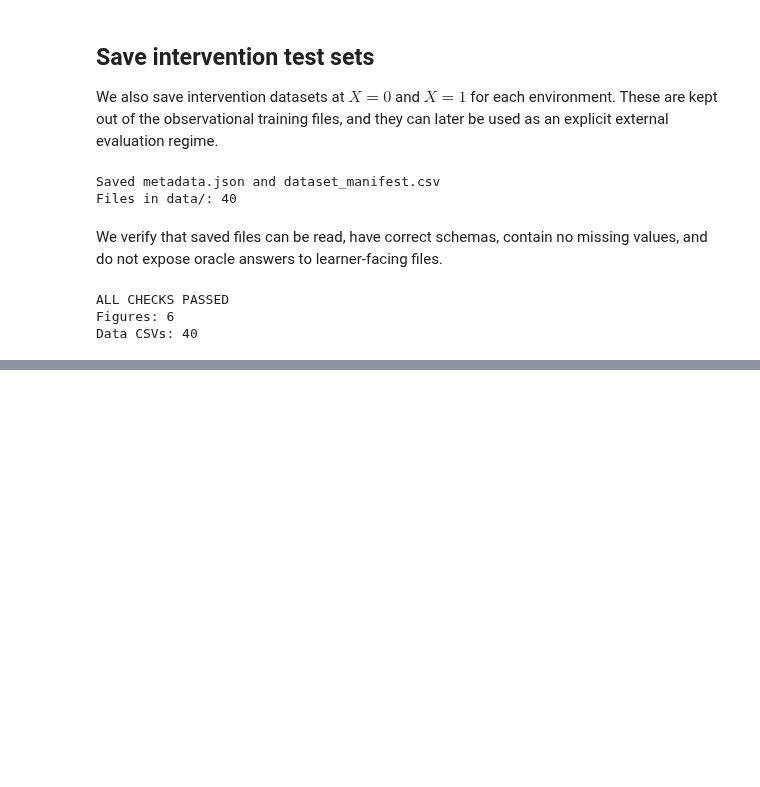
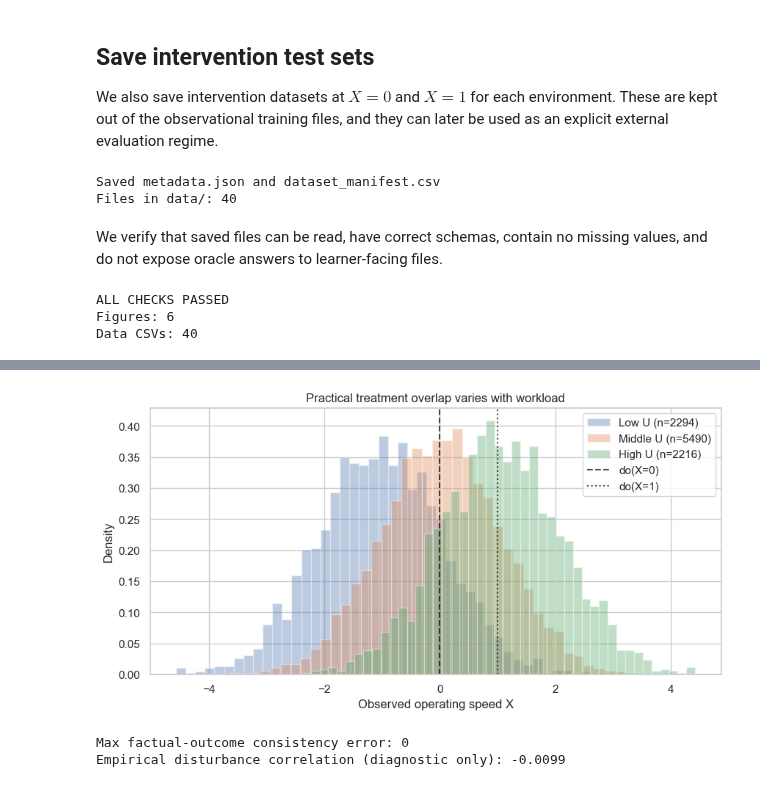
Before and after one commit to SudeepikaGitHub1225/trustworthy-causal-modelling, a Jupyter notebook: 01_data_generation.ipynb, the cells around one changed output, grey strips where cells are left out. Cells and saved outputs as stored; diff of their text form; code cells hidden in the pictures; blank space fills up the shorter version.

```diff
--- a/01_data_generation.ipynb
+++ b/01_data_generation.ipynb
@@ -518,0 +628,32 @@ Data CSVs: 40
+# %%
+# Concrete checks that are possible in our simulated world.
+# Consistency, every observed Y equals the potential outcome evaluated at its factual X.
+check_df = generate_observational(10_000, "A", seed=9901)
+y_factual = structural_outcome(check_df["X"].to_numpy(), check_df["U"].to_numpy(),
+                               check_df["epsilon_Y"].to_numpy())
+consistency_error = float(np.max(np.abs(check_df["Y"].to_numpy() - y_factual)))
+np.testing.assert_allclose(check_df["Y"], y_factual, rtol=1e-12, atol=1e-12)
+
+# Independent noise, the simulation generator is designed for independence.
+# The empirical correlation is merely a diagnostic, NOT proof of exchangeability.
+noise_corr = float(np.corrcoef(check_df["epsilon_X"], check_df["epsilon_Y"])[0, 1])
+
+# Practical overlap, show the distribution of speeds in three workload bins.
+check_df["workload_group"] = pd.cut(check_df["U"], [-np.inf, -0.75, 0.75, np.inf],
+                                  labels=["Low U", "Middle U", "High U"])
+fig, ax = plt.subplots(figsize=(8.5, 4.4), constrained_layout=True)
+for group, part in check_df.groupby("workload_group", observed=True):
+    ax.hist(part["X"], bins=45, density=True, alpha=0.37, label=f"{group} (n={len(part)})")
+ax.axvline(0, linestyle="--", color="black", alpha=0.7, label="do(X=0)")
+ax.axvline(1, linestyle=":", color="black", alpha=0.7, label="do(X=1)")
+ax.set(xlabel="Observed operating speed X", ylabel="Density",
+       title="Practical treatment overlap varies with workload")
+ax.legend()
+fig.savefig(FIGURES / "07_conditional_speed_overlap.png", dpi=170, bbox_inches="tight")
+plt.show()
+print(f"Max factual-outcome consistency error: {consistency_error:.3g}")
+print(f"Empirical disturbance correlation (diagnostic only): {noise_corr:.4f}")
+# %% [output]
+[figure, added]
+Max factual-outcome consistency error: 0
+Empirical disturbance correlation (diagnostic only): -0.0099
```
Also changed, not shown: parts of 4 cells of this notebook, 1 other file.
